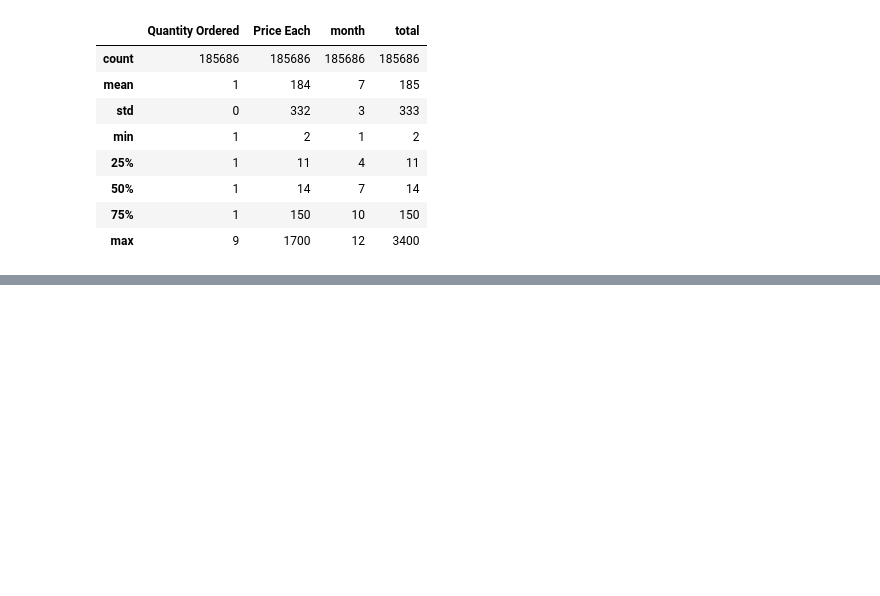
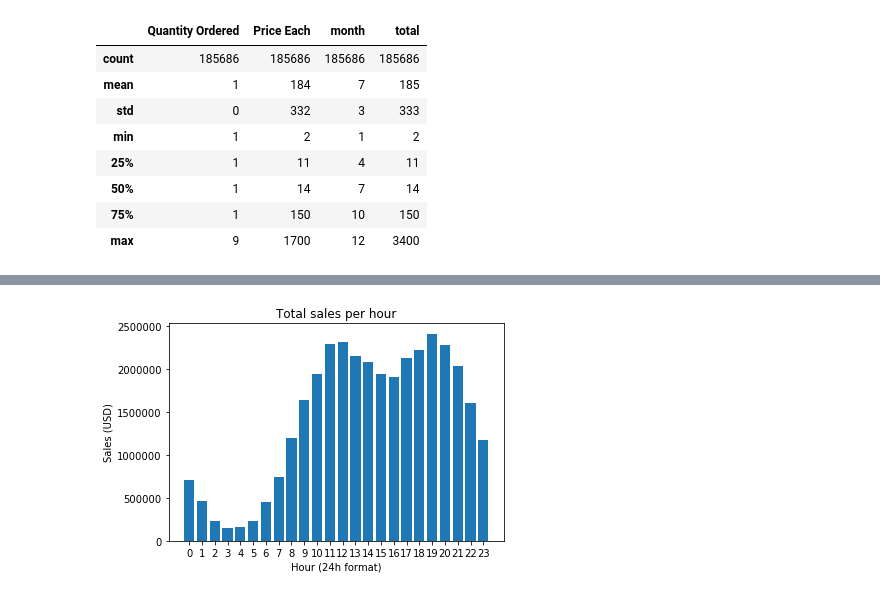
Before and after one commit to IsaBernard/Pandas-Data-Science-Tasks, a Jupyter notebook: IB_DS_tasks.ipynb, the cells around one changed output, grey strips where cells are left out. Cells and saved outputs as stored; diff of their text form; code cells hidden in the pictures; blank space fills up the shorter version.

```diff
--- a/IB_DS_tasks.ipynb
+++ b/IB_DS_tasks.ipynb
@@ -175,0 +265,10 @@ all_data[all_data['total'] > 2000]
+# %%
+plt.bar(per_hour.index, per_hour['total'])
+
+plt.xticks(per_hour.index)
+plt.title('Total sales per hour')
+plt.ylabel('Sales (USD)')
+plt.xlabel('Hour (24h format)')
+plt.show()
+# %% [output]
+[figure, added]
```
Also changed, not shown: parts of 49 cells of this notebook.
